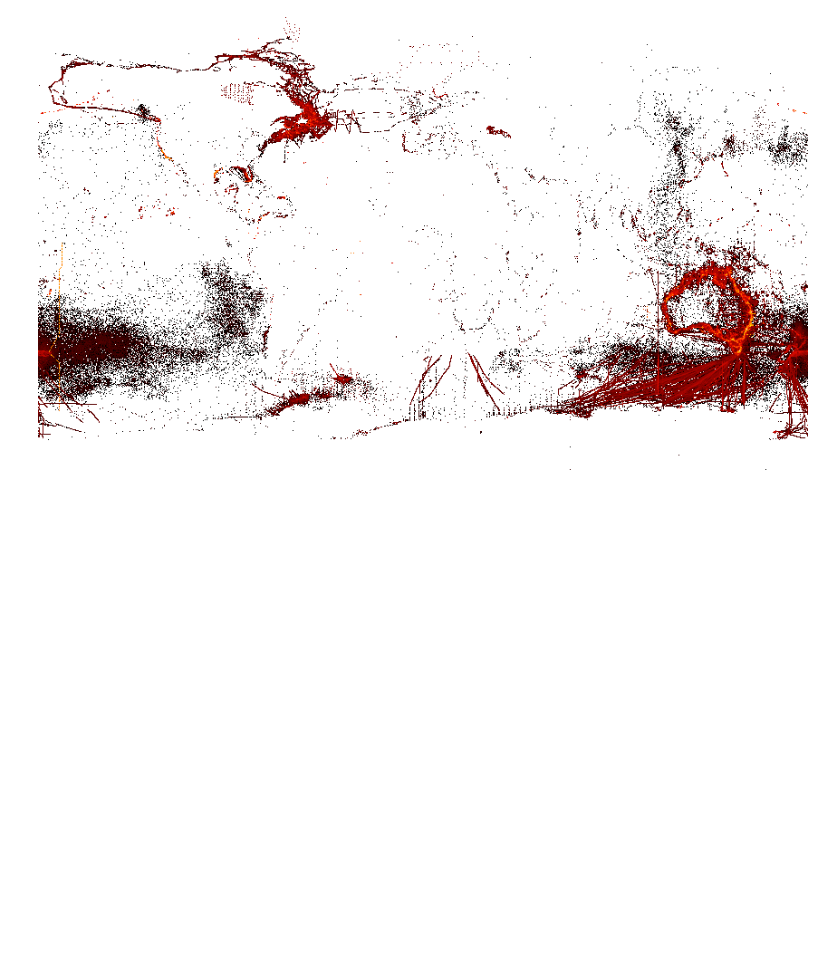
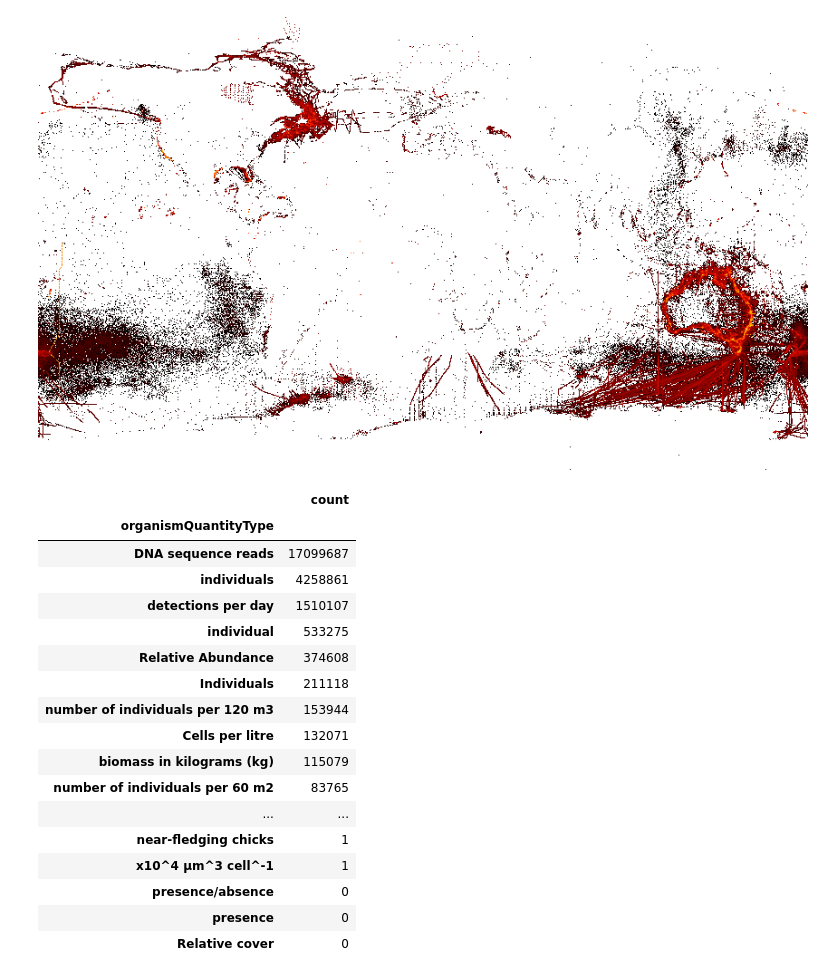
Before and after one commit to MathewBiddle/gbif_globe, a Jupyter notebook: organismQuantity_check.ipynb, the cells around one changed output. Saved outputs shown, nothing was run; the diff lists cells and outputs as text; code cells hidden in the pictures; blank space fills up the shorter version.

```diff
--- a/organismQuantity_check.ipynb
+++ b/organismQuantity_check.ipynb
@@ -37,3 +37,31 @@ img = ds.tf.set_background(ds.tf.shade(agg, cmap=colorcet.fire, how='log'), "whi
 img
 # %% [output]
 [figure]
+# %%
+pd.set_option('display.max_rows', 160)
+df_group = df.groupby(by='organismQuantityType').count()
+
+df_group.drop(columns=['decimalLatitude','decimalLongitude'], inplace=True)
+
+df_group.rename(columns={'organismQuantity':'count'}, inplace=True)
+
+df_group.sort_values(by='count', ascending=False)
+# %% [output]
+|  | count |
+| organismQuantityType |  |
+| DNA sequence reads | 17099687 |
+| individuals | 4258861 |
+| detections per day | 1510107 |
+| individual | 533275 |
+| Relative Abundance | 374608 |
+| Individuals | 211118 |
+| number of individuals per 120 m3 | 153944 |
+| Cells per litre | 132071 |
+| biomass in kilograms (kg) | 115079 |
+| number of individuals per 60 m2 | 83765 |
+| ... | ... |
+| near-fledging chicks | 1 |
+| x10^4 μm^3 cell^-1 | 1 |
+| presence/absence | 0 |
+| presence | 0 |
+| Relative cover | 0 |
```
Also changed, not shown: parts of 3 cells of this notebook.
